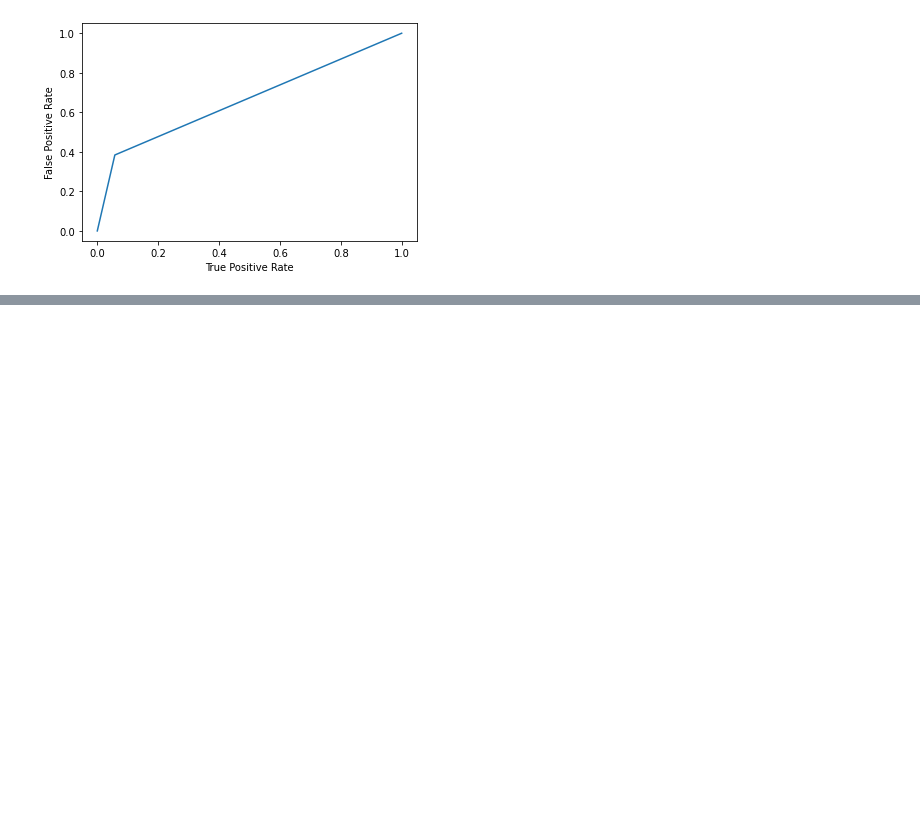
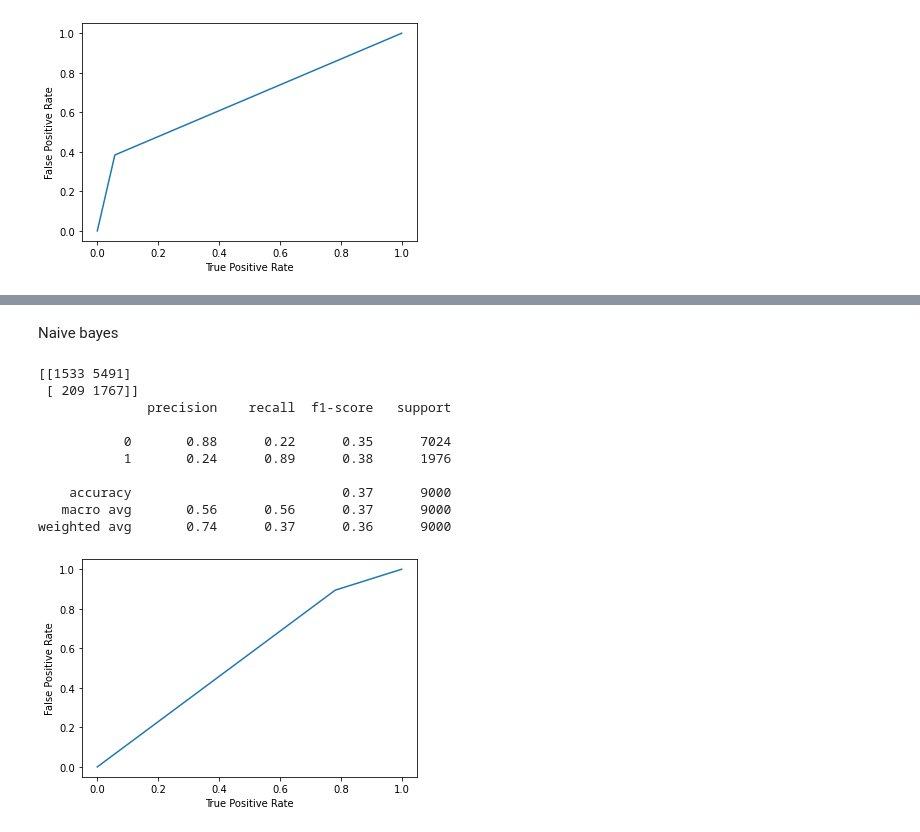
Before and after one commit to Torm198/LabEst2021.1, a Jupyter notebook: 3_montagem_dos_modelos.ipynb, the cells around one changed output, grey strips where cells are left out. Drawn from its saved outputs; the diff is of its cells as text; code cells hidden in the pictures; blank space fills up the shorter version.

```diff
--- a/3_montagem_dos_modelos.ipynb
+++ b/3_montagem_dos_modelos.ipynb
@@ -201,0 +223,18 @@ weighted avg       0.80      0.82      0.80      9000
+# %% [markdown]
+Naive bayes
+# %%
+naive = GaussianNB()
+
+prototipo(naive,X_train,y_train,X_test,y_test)
+# %% [output]
+[[1533 5491]
+ [ 209 1767]]
+              precision    recall  f1-score   support
+
+           0       0.88      0.22      0.35      7024
+           1       0.24      0.89      0.38      1976
+
+    accuracy                           0.37      9000
+   macro avg       0.56      0.56      0.37      9000
+weighted avg       0.74      0.37      0.36      9000
+[figure, added]
```
Also changed, not shown: parts of 9 cells of this notebook.
